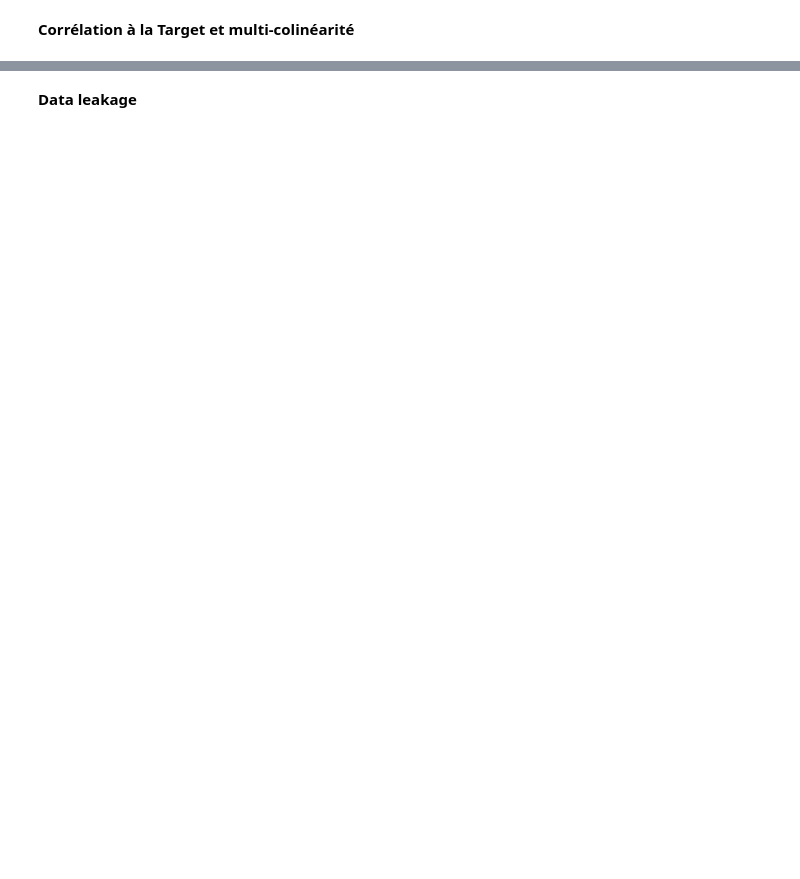
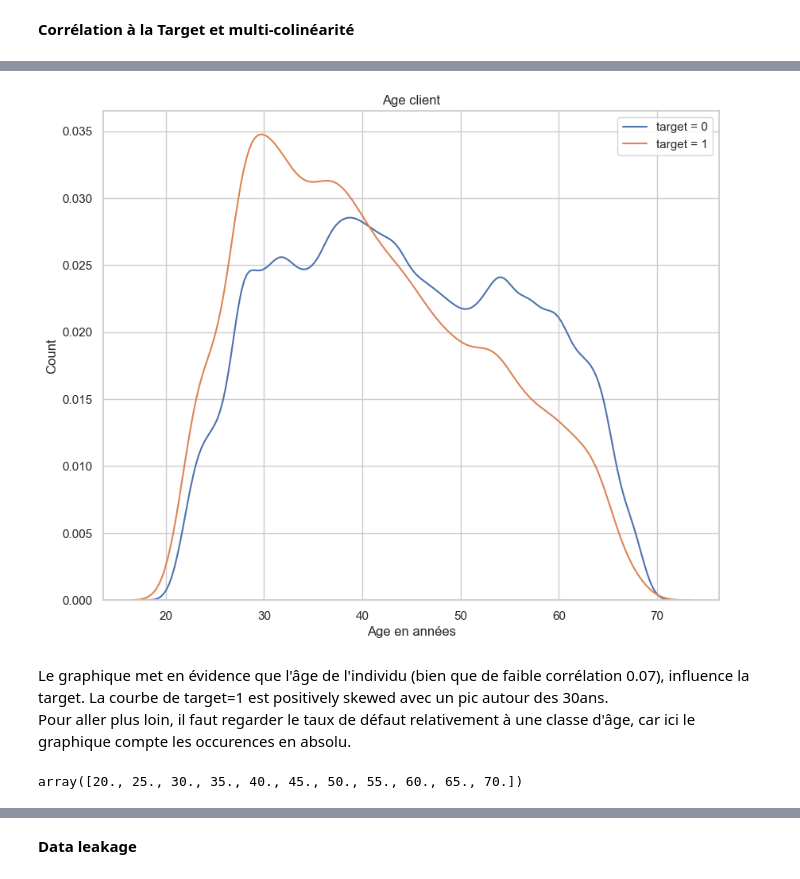
Before and after one commit to Medusix/OCRProject7, a Jupyter notebook: Project 7 - Modélisation.ipynb, the cells around one changed output, grey strips where cells are left out. Cells and saved outputs as stored; diff of their text form; code cells hidden in the pictures; blank space fills up the shorter version.

```diff
--- a/Project 7 - Modélisation.ipynb
+++ b/Project 7 - Modélisation.ipynb
@@ -409,0 +587,18 @@ Si nous utilisons toutes ces variables dans le cadre de la modélisation, nous a
+# %%
+plt.figure(figsize=(10,8))
+sns.kdeplot(df_application_train.loc[df_application_train['TARGET'] == 0, 'DAYS_BIRTH']/365.25, label='target = 0')
+sns.kdeplot(df_application_train.loc[df_application_train['TARGET'] == 1, 'DAYS_BIRTH']/365.25, label='target = 1')
+plt.title("Age client")
+plt.xlabel("Age en années")
+plt.ylabel("Count")
+plt.legend()
+plt.show()
+# %% [output]
+[figure, added]
+# %% [markdown]
+Le graphique met en évidence que l'âge de l'individu (bien que de faible corrélation 0.07), influence la target. La courbe de target=1 est positively skewed avec un pic autour des 30ans.
+Pour aller plus loin, il faut regarder le taux de défaut relativement à une classe d'âge, car ici le graphique compte les occurences en absolu.
+# %%
+np.linspace(20,70,11)
+# %% [output]
+array([20., 25., 30., 35., 40., 45., 50., 55., 60., 65., 70.])
```
Also changed, not shown: parts of 115 cells of this notebook, 4 other files.
